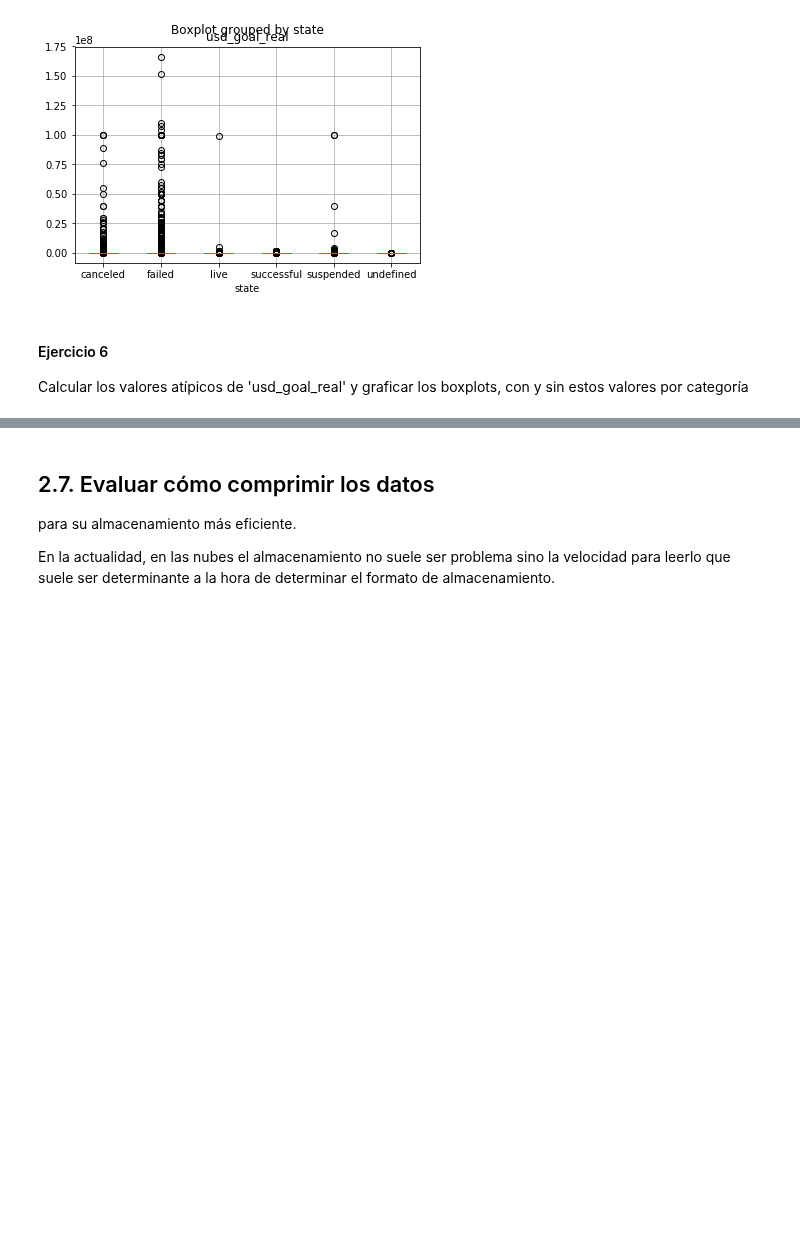
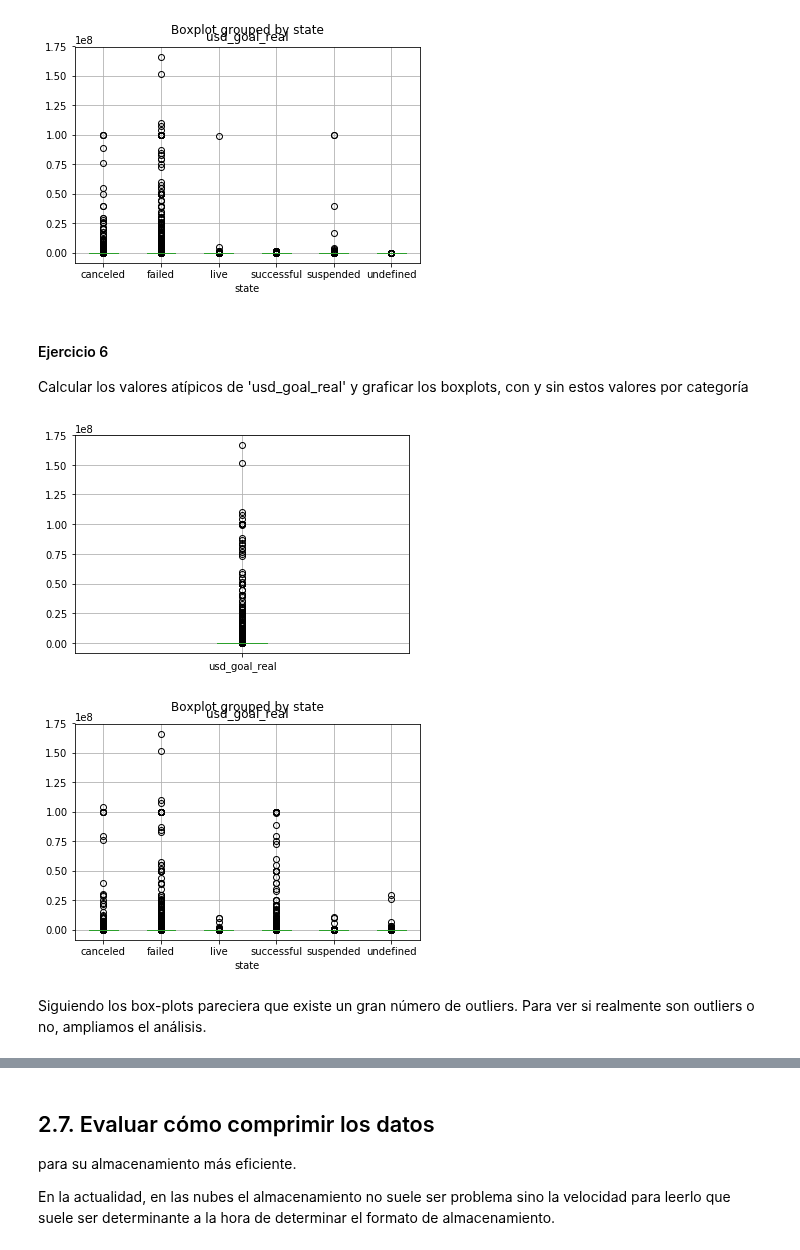
Before and after one commit to lvc0107/diplodatos, a Jupyter notebook: AnalisisyCuracion/notebooks/Limpieza.ipynb, the cells around one changed output, grey strips where cells are left out. Cells and saved outputs as stored; diff of their text form; code cells hidden in the pictures; blank space fills up the shorter version.

```diff
--- a/AnalisisyCuracion/notebooks/Limpieza.ipynb
+++ b/AnalisisyCuracion/notebooks/Limpieza.ipynb
@@ -993,3 +1135,11 @@ kickstarter_2018.boxplot(column='usd_goal_real',by='state');
 #### Ejercicio 6
 
 Calcular los valores atípicos de 'usd_goal_real' y graficar los boxplots, con y sin estos valores por categoría
+# %%
+kickstarter_2018.boxplot(column='usd_goal_real');
+kickstarter_2018.boxplot(column='usd_goal_real', by='state');
+# %% [output]
+[figure, added]
+[figure, added]
+# %% [markdown]
+Siguiendo los box-plots pareciera que existe un gran número de outliers. Para ver si realmente son outliers o no, ampliamos el análisis.
```
Also changed, not shown: parts of 47 cells of this notebook, 6 other files.
